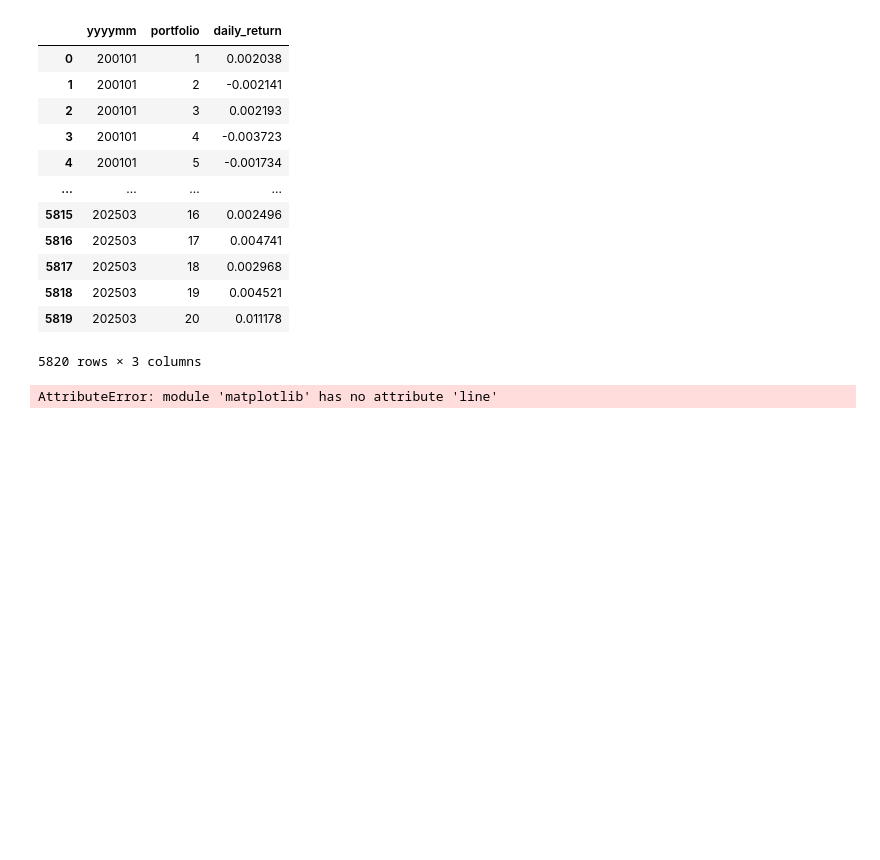
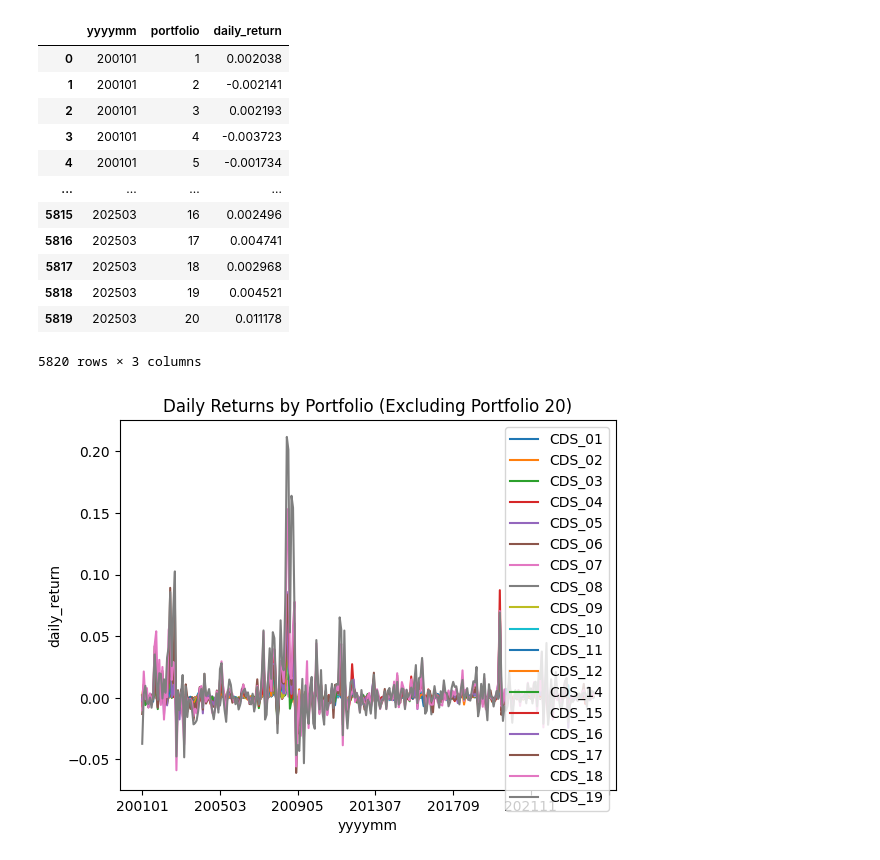
Before and after one commit to ygxu01/credit-default-swap-returns-replication, a Jupyter notebook: src/demo.ipynb, the cells around one changed output. Drawn from its saved outputs; the diff is of its cells as text; code cells hidden in the pictures; blank space fills up the shorter version.

```diff
--- a/src/demo.ipynb
+++ b/src/demo.ipynb
@@ -222,10 +222,26 @@ portfolio.pivot_table()
 | 5818 | 202503 | 19 | 0.004521 |
 | 5819 | 202503 | 20 | 0.011178 |
 5820 rows × 3 columns
-# %%
-import matplotlib as plt
-for i in range(1,21):
-    df = portfolio[portfolio["portfolio"] == i]
-    plt.line(df)
-# %% [output]
-AttributeError: module 'matplotlib' has no attribute 'line'
+# %%
+from create_portfolio import load_portfolio
+portfolio = load_portfolio()
+# %%
+import matplotlib.pyplot as plt
+
+# Exclude portfolio 20 by filtering the DataFrame
+filtered_df = portfolio[(portfolio['portfolio'] != 20) & (portfolio['portfolio'] != 13)]
+
+# Pivot using the filtered DataFrame
+df_pivot = filtered_df.pivot(index='yyyymm', columns='portfolio', values='daily_return')
+
+# Rename the columns to "CDS_XX"
+df_pivot.columns = [f"CDS_{str(col).zfill(2)}" for col in df_pivot.columns]
+
+# Plot all portfolios except 20
+df_pivot.plot()
+plt.title("Daily Returns by Portfolio (Excluding Portfolio 20)")
+plt.xlabel("yyyymm")
+plt.ylabel("daily_return")
+plt.show()
+# %% [output]
+[figure, added]
```
Also changed, not shown: parts of 10 cells of this notebook, 23 other files.
